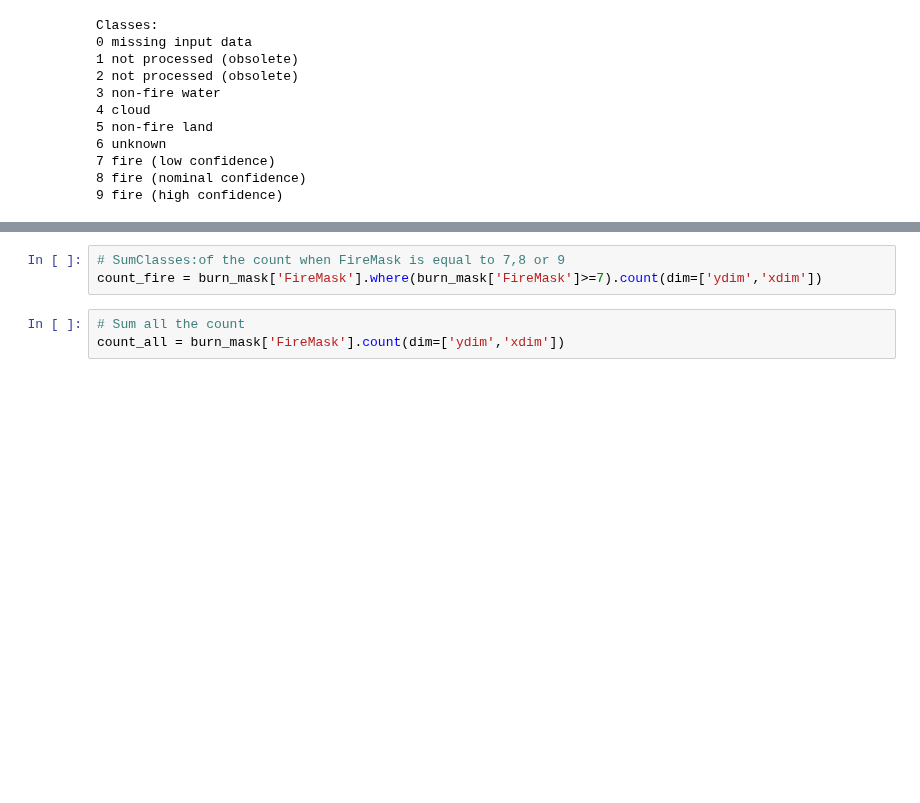
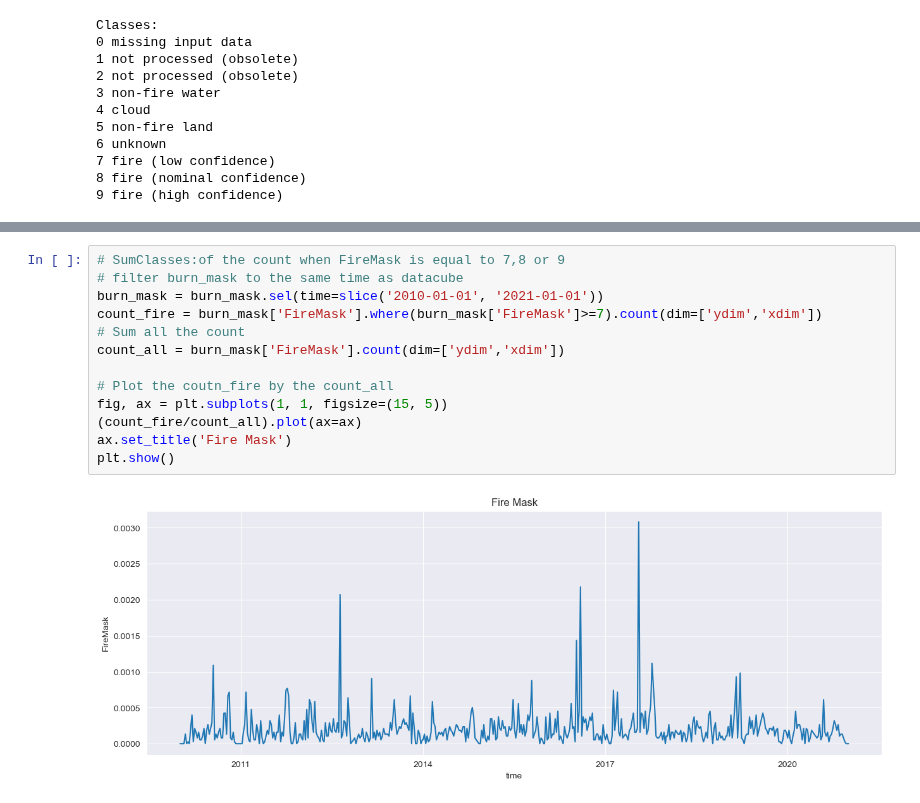
Before and after one commit to Sliders122/wildfire, a Jupyter notebook: src/Datacube_inspection.ipynb, the cells around one changed output, grey strips where cells are left out. Drawn from its saved outputs; the diff is of its cells as text; blank space fills up the shorter version.

```diff
--- a/src/Datacube_inspection.ipynb
+++ b/src/Datacube_inspection.ipynb
@@ -262,7 +263,16 @@ array([3.        , 3.125     , 3.16666667, 3.16666667, 3.2       ,
 # %%
 # SumClasses:of the count when FireMask is equal to 7,8 or 9
+# filter burn_mask to the same time as datacube
+burn_mask = burn_mask.sel(time=slice('2010-01-01', '2021-01-01'))
 count_fire = burn_mask['FireMask'].where(burn_mask['FireMask']>=7).count(dim=['ydim','xdim'])
+# Sum all the count
+count_all = burn_mask['FireMask'].count(dim=['ydim','xdim'])
+
+# Plot the coutn_fire by the count_all
+fig, ax = plt.subplots(1, 1, figsize=(15, 5))
+(count_fire/count_all).plot(ax=ax)
+ax.set_title('Fire Mask')
+plt.show()
+# %% [output]
+[figure, added]
-# %%
-# Sum all the count
-count_all = burn_mask['FireMask'].count(dim=['ydim','xdim'])
 # %%
```
Also changed, not shown: parts of 4 cells of this notebook.
